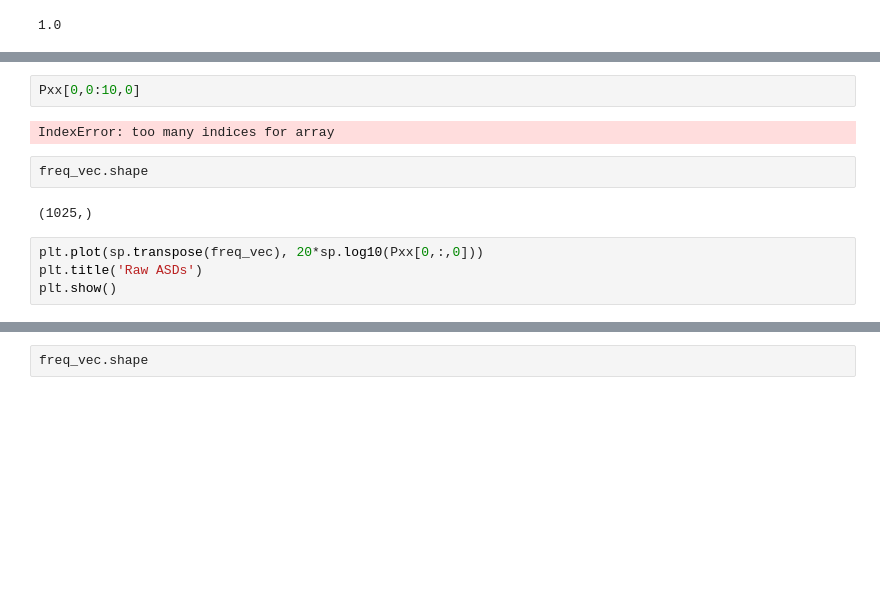
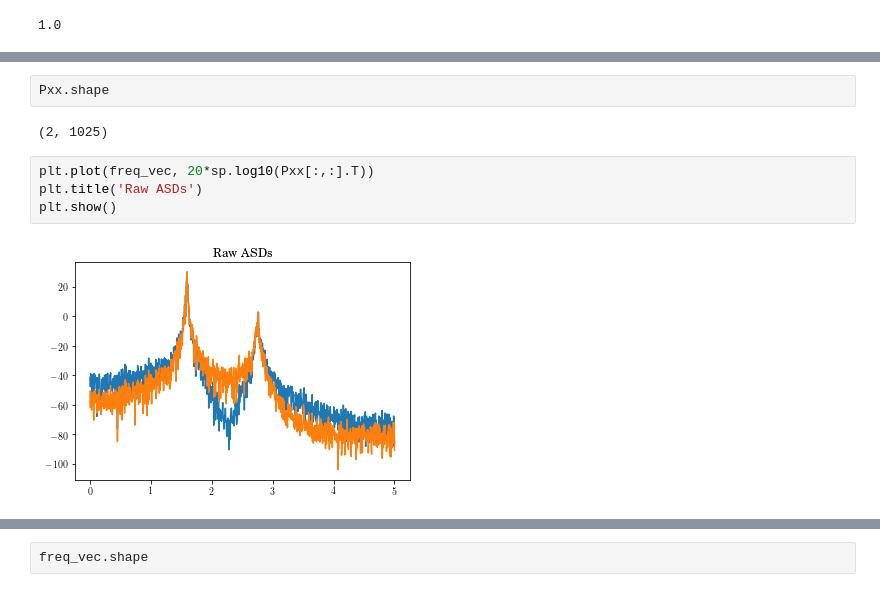
Before and after one commit to Vibration-Testing/vibrationtesting, a Jupyter notebook: docs/tutorial/Notebooks/VTTools.ipynb, the cells around one changed output, grey strips where cells are left out. Saved outputs shown, nothing was run; the diff lists cells and outputs as text; blank space fills up the shorter version.

```diff
--- a/docs/tutorial/Notebooks/VTTools.ipynb
+++ b/docs/tutorial/Notebooks/VTTools.ipynb
@@ -246,13 +271,11 @@ plt.plot(freq_vec,20*sp.log10(abs(Pxy[0,:]/Pyy[0,:])),'-b')
-# %%
-Pxx[0,0:10,0]
-# %% [output]
-IndexError: too many indices for array
 # %%
-freq_vec.shape
+Pxx.shape
 # %% [output]
-(1025,)
+(2, 1025)
 # %%
-plt.plot(sp.transpose(freq_vec), 20*sp.log10(Pxx[0,:,0]))
+plt.plot(freq_vec, 20*sp.log10(Pxx[:,:].T))
 plt.title('Raw ASDs')
 plt.show()
+# %% [output]
+[figure, added]
 # %%
```
Also changed, not shown: parts of 28 cells of this notebook, 1 other file.
